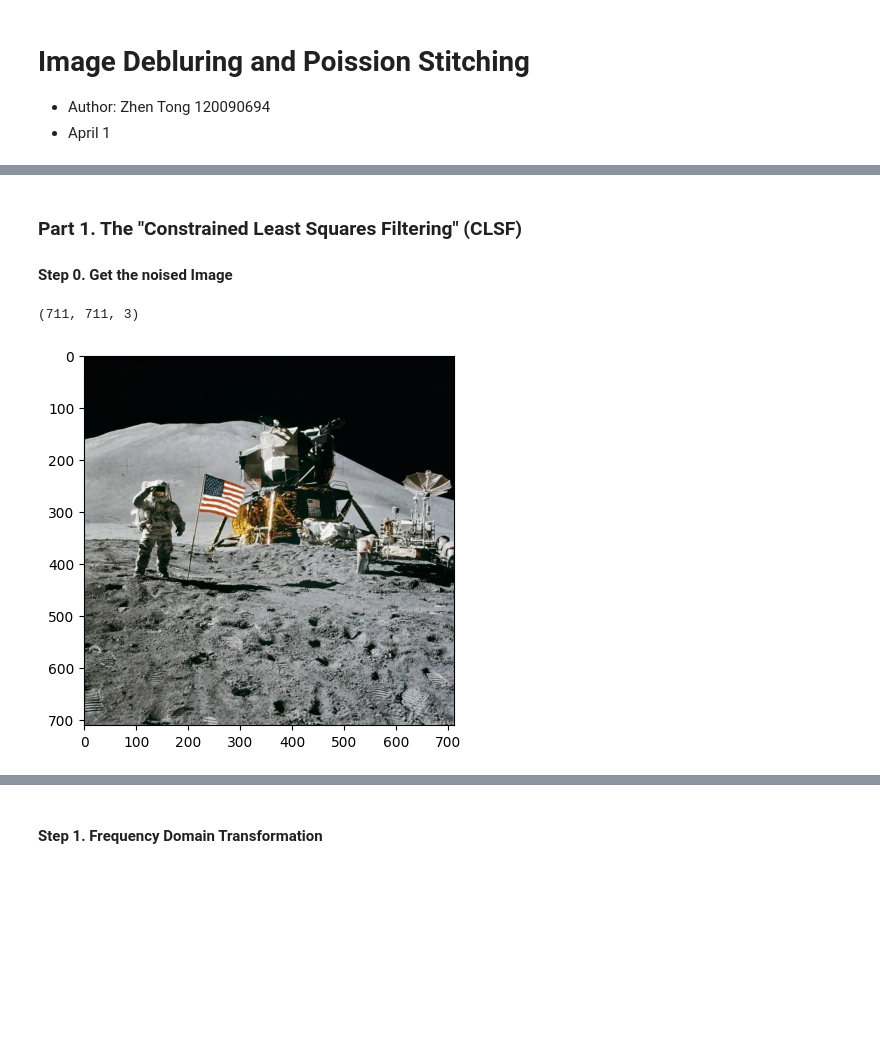
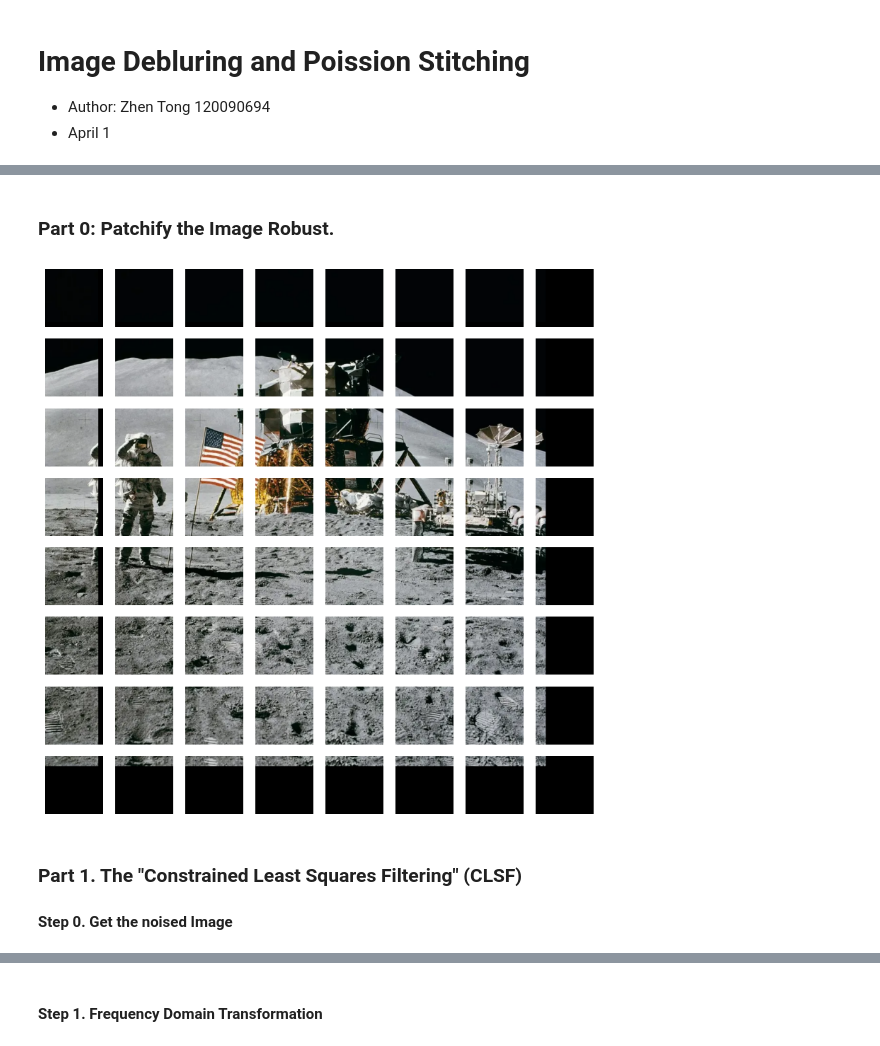
Before and after one commit to 58191554/DDA4310-Computational-Imaging, a Jupyter notebook: hw4/src/notebook.ipynb, the cells around one changed output, grey strips where cells are left out. Saved outputs shown, nothing was run; the diff lists cells and outputs as text; code cells hidden in the pictures; blank space fills up the shorter version.

```diff
--- a/hw4/src/notebook.ipynb
+++ b/hw4/src/notebook.ipynb
@@ -12,14 +78,71 @@ import os
+# %% [markdown]
+### Part 0: Patchify the Image Robust.
+# %%
+def patchify(img:np.ndarray, p_size, m_size):
+    """
+    input the image, output the patches image with overlap margin
+    """
+    h, w, _ = img.shape
+    x_pos = [i for i in range(0, h, p_size)]
+    y_pos = [i for i in range(0, w, p_size)]
+
+    patch_grid = []
+    label_grid = []
+    for x in x_pos:
+        row = []
+        row_lable = []
+        for y in y_pos:
+            patch_x0 = x-m_size
+            patch_x1 = x+p_size+m_size
+            patch_y0 = y-m_size
+            patch_y1 = y+p_size+m_size
+            ele_label = [True, True, True, True]
+            if x-m_size < 0:
+                patch_x0 = 0
+                ele_label[0] = False
+            if x+p_size+m_size > h:
+                patch_x1 = h
+                ele_label[1] = False
+            if y-m_size < 0:
+                patch_y0 = 0
+                ele_label[2] = False
+            if y+p_size+m_size > w:
+                patch_y1 = w
+                ele_label[3] = False
+            row.append(img[patch_x0:patch_x1, patch_y0:patch_y1])
+            row_lable.append(ele_label)
+        patch_grid.append(row)
+        label_grid.append(row_lable)
+    return patch_grid, label_grid
+
+def resize_image(image, target_size):
+    if image.shape == target_size:
+        return image.astype(np.int64)
+    else:
+        target_img = np.zeros(target_size)
+        target_img[:image.shape[0], :image.shape[1], :] = image
+        return target_img.astype(np.int64)
+
+def plot_images(image_array, rows, cols, p_size, m_size):
+    fig, axes = plt.subplots(rows, cols, figsize=(10, 10))
+    target_size = (p_size+2*m_size, p_size+2*m_size, 3)
+
+    for i in range(rows):
+        for j in range(cols):
+
+            axes[i, j].imshow(resize_image(image_array[i][j], target_size))
+            axes[i, j].axis('off')
+
+    plt.show()
+
+p_size = 100
+m_size = 10
+patches, label_list = patchify(src_img, p_size, m_size)
+if _show_detail:
+    plot_images(patches, len(patches), len(patches[0]), p_size, m_size)
+# %% [output]
+[figure, added]
 # %% [markdown]
 ###   Part 1. The "Constrained Least Squares Filtering" (CLSF)
 ####  Step 0. Get the noised Image
-# %%
-# img_path = "../data/a44w9-kvhmn.jpg"
-img_path = "../data/Apollo_15_flag_rover_LM_Irwin-1200x1200.jpg"
-img = cv2.imread(img_path)
-img = cv2.cvtColor(img, cv2.COLOR_BGR2RGB)
-plt.imshow(img)
-print(img.shape)
-# %% [output]
-(711, 711, 3)
-[figure, removed]
 # %%
```
Also changed, not shown: parts of 15 cells of this notebook, 1 other file.
